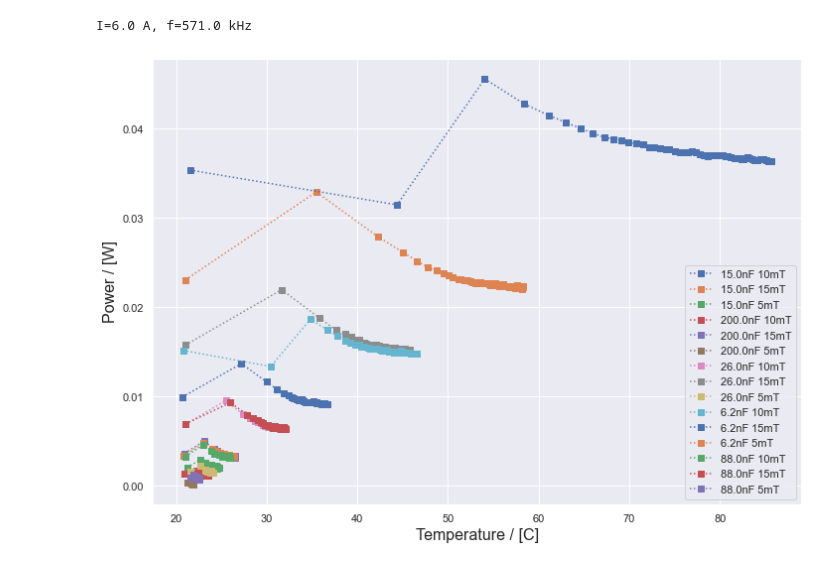
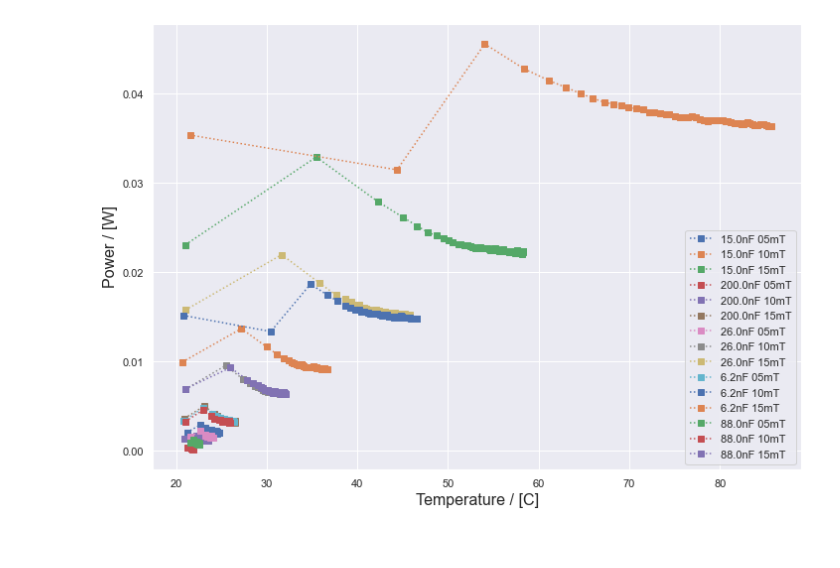
Before and after one commit to nicolai3008/magnetherm, a Jupyter notebook: magnetherm.ipynb, the cells around one changed output. Drawn from its saved outputs; the diff is of its cells as text; code cells hidden in the pictures.

Commit message:
Renaming and plotting

```diff
--- a/magnetherm.ipynb
+++ b/magnetherm.ipynb
@@ -81,6 +81,9 @@ class Magnetherm():
     def __repr__(self):
         return 'I=%.1f A, f=%.1f kHz' %(self.props['set_current'], self.props['frequency']*1e-3)
 
+    def freq(self):
+        return self.props['frequency']
+
     def split(self, tc='T0'):
         t, T = self.df['Time [s]'], self.df[tc+' [degC]']
 
@@ -235,27 +238,29 @@ Mass = (Pt_d*0.935+ Ir_d*0.065)*V # g
 
 
 exps = [Magnetherm(path+f) for f in onlyfiles]
-print(exps[0])
+F = [exp.freq() for exp in exps]
-# %% [output]
-I=6.0 A, f=571.0 kHz
 # %%
 list = ["a"]*len(onlyfiles)
+M = np.zeros(len(onlyfiles))
 for i in range(len(onlyfiles)):
     cap = onlyfiles[i].split()[1]
     mag = onlyfiles[i].split()[-1][:-4]
+    M[i] = float(onlyfiles[i].split()[-1][:-6])
     list[i] = cap+' '+mag
 # %%
 import seaborn as sns
 import matplotlib.pyplot as plt
 
 sns.set(rc={'figure.figsize': (11.7, 8.27)})
 sns.set_theme()
+P_avg = np.zeros(len(onlyfiles))
 for i, m in enumerate(exps):
     Tp, Pin, Pin_err = Power(m, C).continuous_slope(N=5)
+    P_avg[i] = np.mean(Pin)
     plt.plot(Tp,Pin*Mass, 's:', label=list[i])
 plt.xlabel("Temperature / [C]",size=16)
 plt.ylabel("Power / [W]",size=16)
 plt.legend()
 plt.show()
 # %% [output]
-[figure, old version]
+[figure, new version]
```
Also changed, not shown: parts of 2 cells of this notebook, 5 other files.
